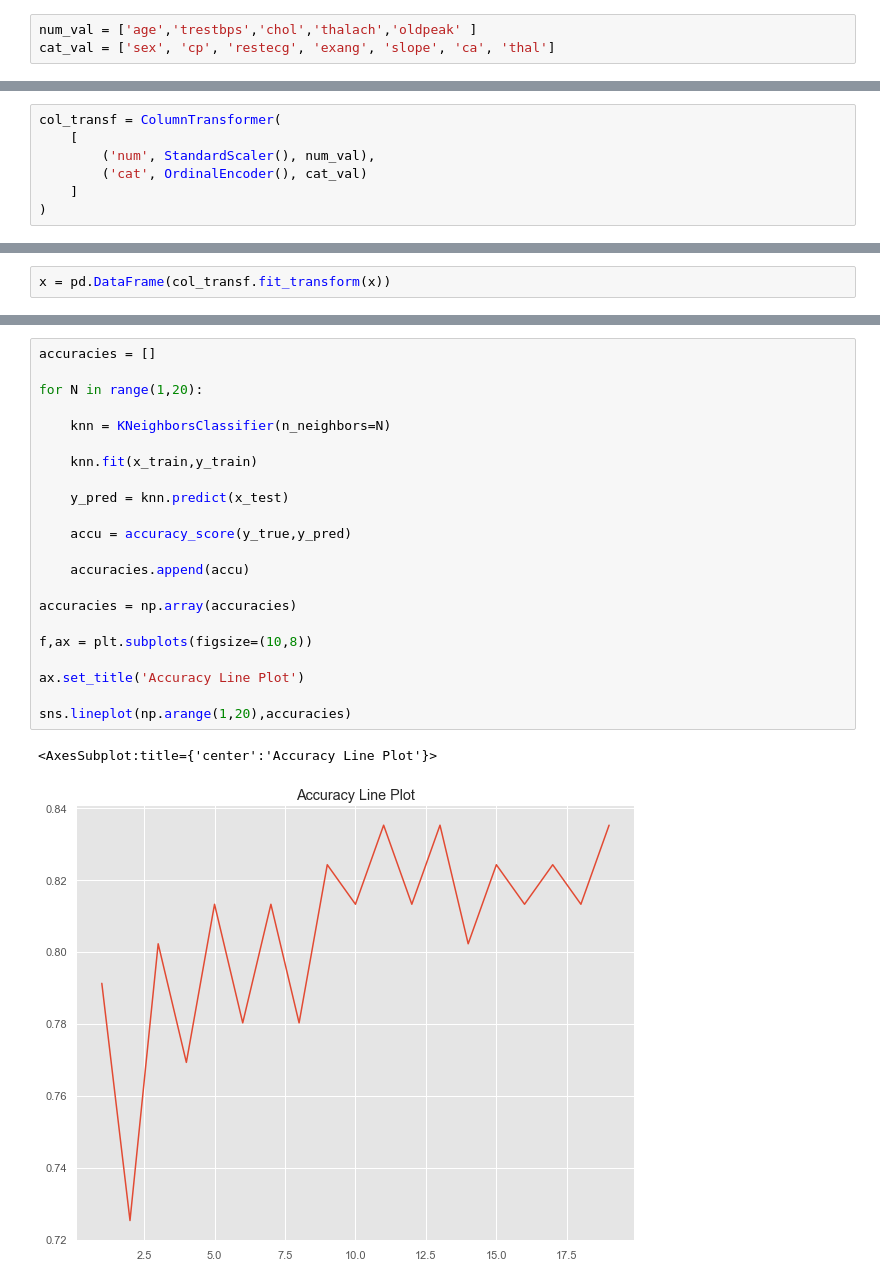
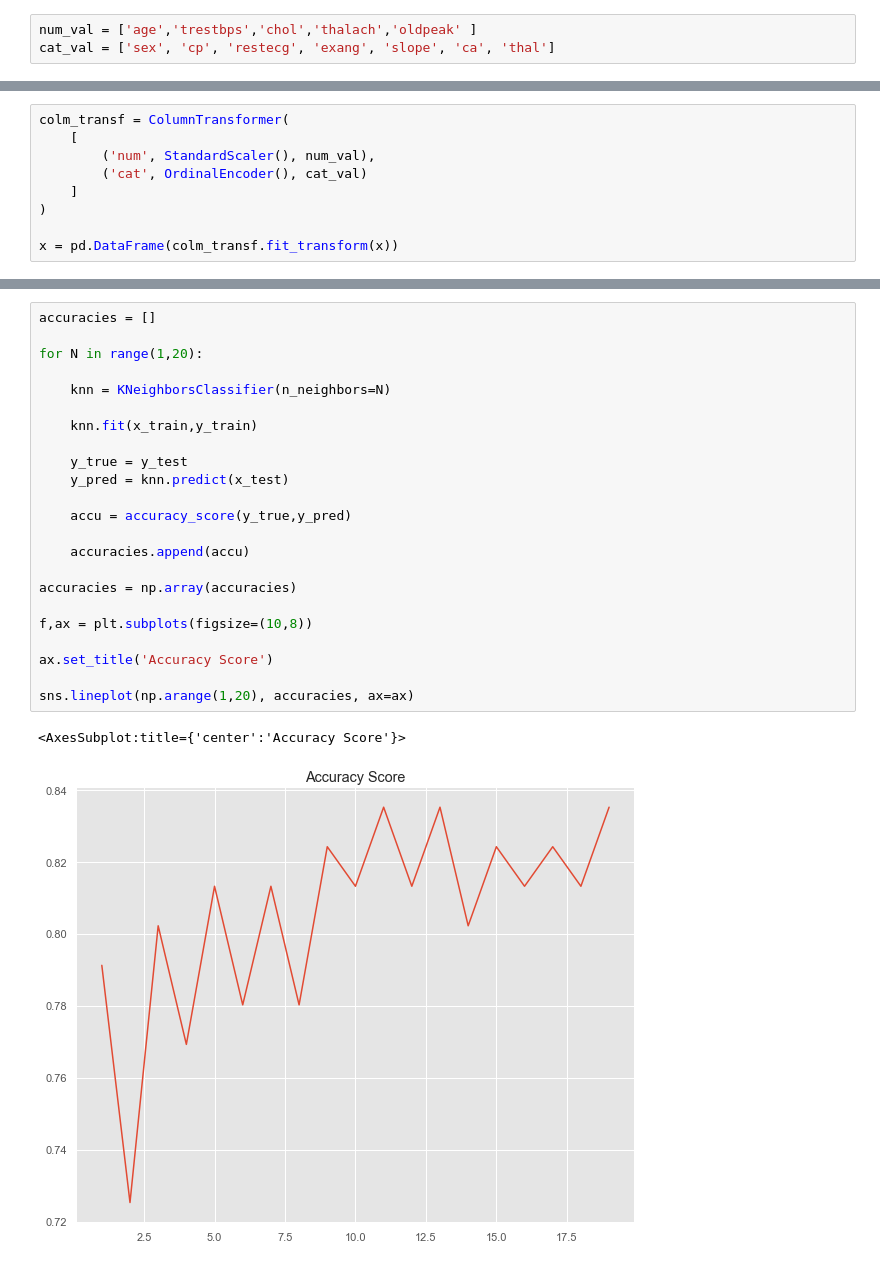
Before and after one commit to Omuk/Reborn, a Jupyter notebook: Data Practice/Practice_Field.ipynb, the cells around one changed output, grey strips where cells are left out. Cells and saved outputs as stored; diff of their text form.

```diff
--- a/Data Practice/Practice_Field.ipynb
+++ b/Data Practice/Practice_Field.ipynb
@@ -59,8 +62,10 @@ cat_val = ['sex', 'cp', 'restecg', 'exang', 'slope', 'ca', 'thal']
 # %%
-col_transf = ColumnTransformer(
+colm_transf = ColumnTransformer(
     [
         ('num', StandardScaler(), num_val),
         ('cat', OrdinalEncoder(), cat_val)
     ]
 )
+
+x = pd.DataFrame(colm_transf.fit_transform(x))
 # %%
@@ -79,3 +80 @@ x = data.drop(columns=['target'])
-# %%
-x = pd.DataFrame(col_transf.fit_transform(x))
 # %%
@@ -126,27 +122,28 @@ sns.heatmap(confusion_matrix, annot=True)
 # %%
 accuracies = []
 
 for N in range(1,20):
 
     knn = KNeighborsClassifier(n_neighbors=N)
 
     knn.fit(x_train,y_train)
 
+    y_true = y_test
     y_pred = knn.predict(x_test)
 
     accu = accuracy_score(y_true,y_pred)
 
     accuracies.append(accu)
 
 accuracies = np.array(accuracies)
 
 f,ax = plt.subplots(figsize=(10,8))
 
-ax.set_title('Accuracy Line Plot')
+ax.set_title('Accuracy Score')
 
-sns.lineplot(np.arange(1,20),accuracies)
+sns.lineplot(np.arange(1,20), accuracies, ax=ax)
 # %% [output]
-<AxesSubplot:title={'center':'Accuracy Line Plot'}>
+<AxesSubplot:title={'center':'Accuracy Score'}>
-[figure, old version]
+[figure, new version]
 # %%
 best_k = np.argmax(accuracies)
```
Also changed, not shown: parts of 8 cells of this notebook.
